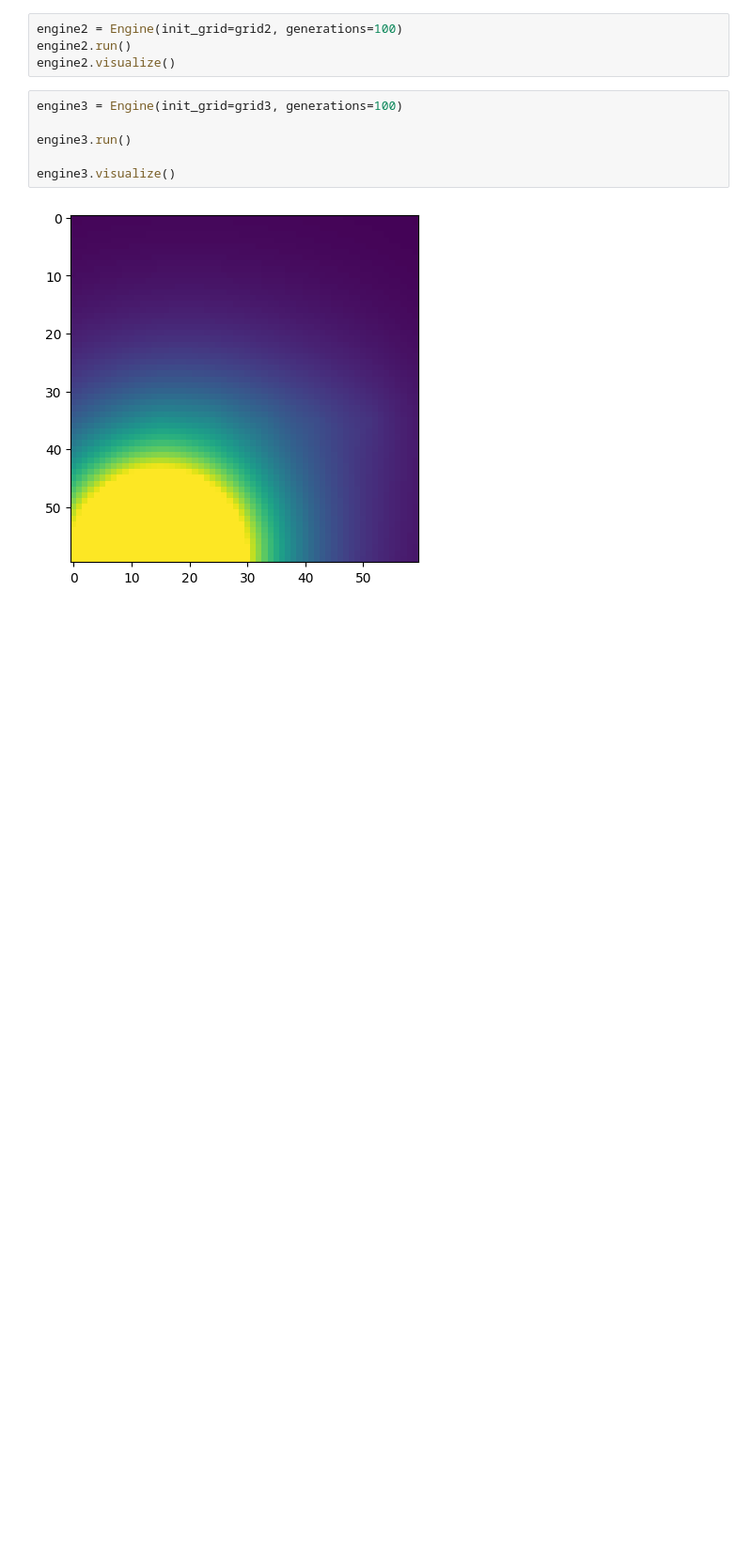
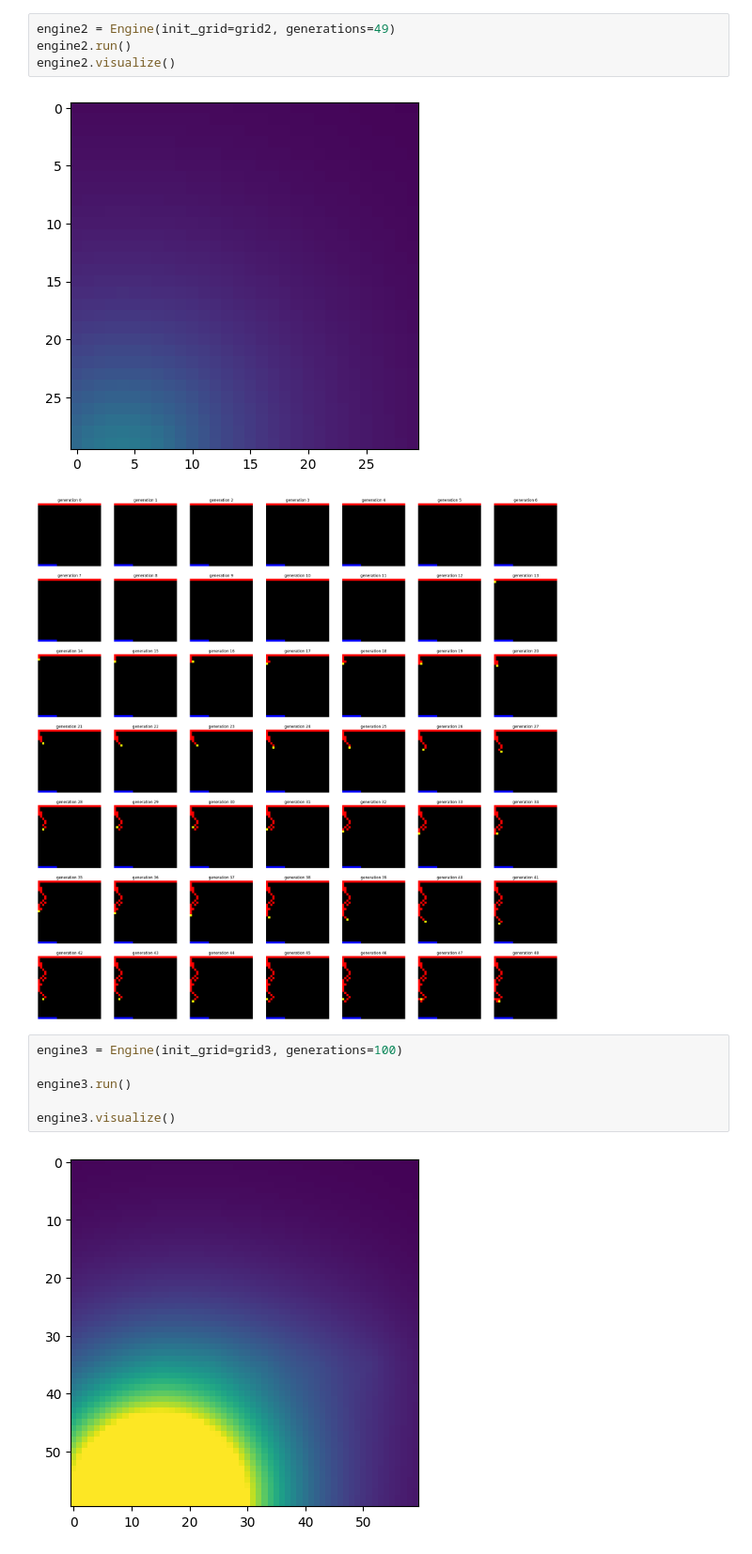
Before and after one commit to raysinm/ca-angiogenesis, a Jupyter notebook: map_playground.ipynb, the cells around one changed output. Shown at 94% size. Drawn from its saved outputs; the diff is of its cells as text; blank space fills up the shorter version.

```diff
--- a/map_playground.ipynb
+++ b/map_playground.ipynb
@@ -48,7 +51,10 @@ engine1.visualize()
 # %%
-engine2 = Engine(init_grid=grid2, generations=100)
+engine2 = Engine(init_grid=grid2, generations=49)
 engine2.run()
 engine2.visualize()
+# %% [output]
+[figure, added]
+[figure, added]
 # %%
 engine3 = Engine(init_grid=grid3, generations=100)
 
```
Also changed, not shown: parts of 2 cells of this notebook, 4 other files.
